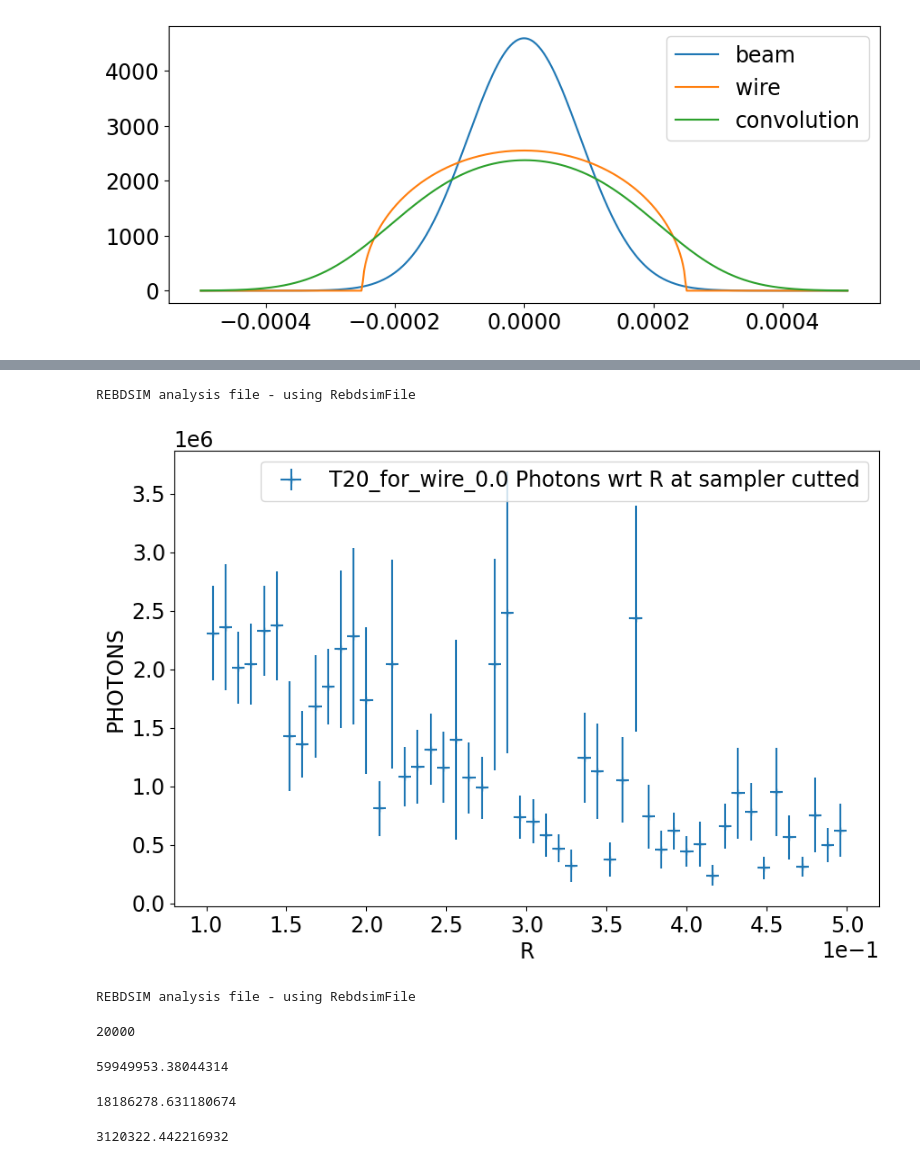
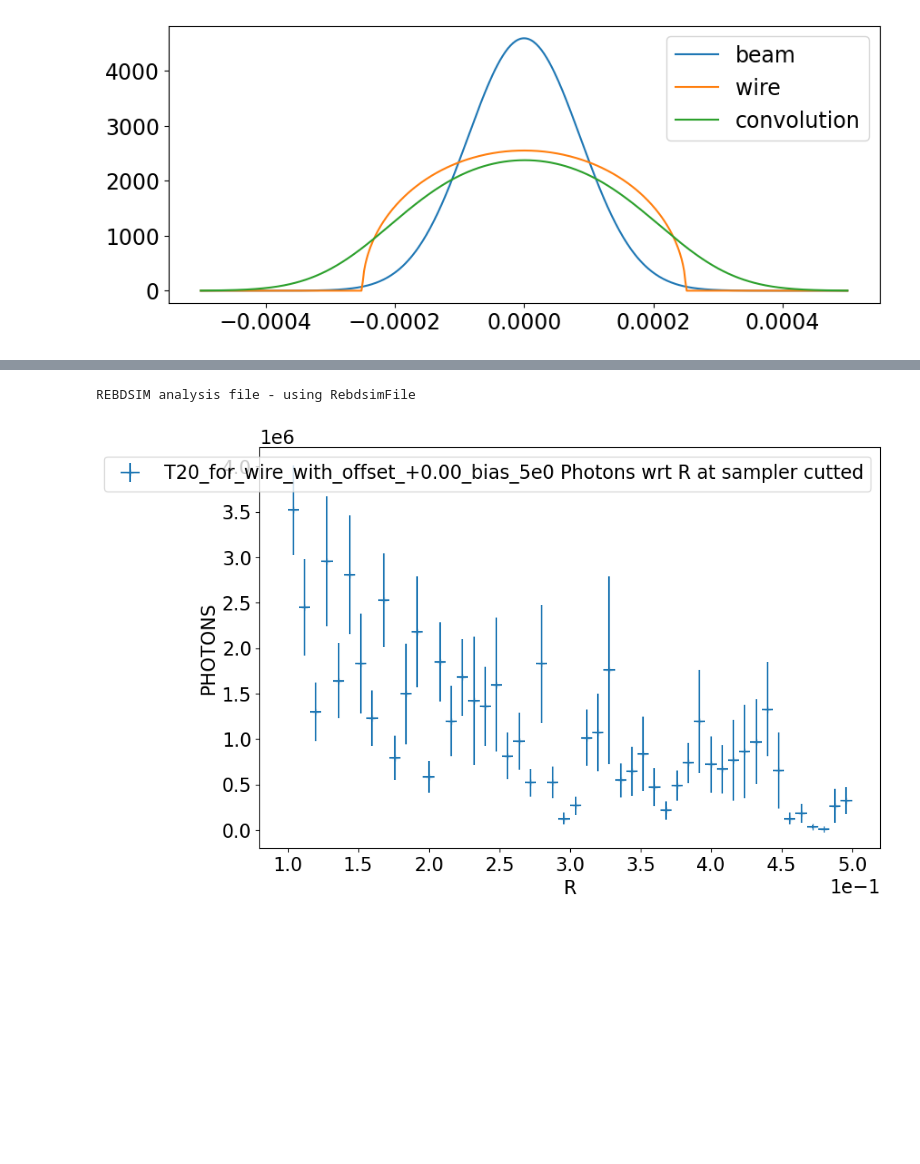
Before and after one commit to MarinDeniaud/luxe-backgrounds, a Jupyter notebook: 06_analysis/Wire_analysis.ipynb, the cells around one changed output, grey strips where cells are left out. Saved outputs shown, nothing was run; the diff lists cells and outputs as text; code cells hidden in the pictures; blank space fills up the shorter version.

```diff
--- a/06_analysis/Wire_analysis.ipynb
+++ b/06_analysis/Wire_analysis.ipynb
@@ -11,7 +11,7 @@ from scipy.optimize import curve_fit
 # %% [output]
 Welcome to JupyROOT 6.29/01
 # %%
-date = "2023_05_15"
+date = "2023_06_09"
 save_name_prefix = "plots/BeamWire/" + date + "_T20_plot"
 # %%
 #beamWire.analyticConvolution()
@@ -105,36 +100,7 @@ _plt.savefig("{}_derivative_of_photon_beam_profile".format(save_name_prefix), dp
 # %%
-beamWire.plot_hist("../06_analysis/T20_for_wire_0.0_hist.root", "PHOTONS_R_cut", steps=False, errorbars=True)
+beamWire.plot_hist("../06_analysis/10000_part_T20_for_wire_with_offset_+0.00_bias_5e0_hist.root", "PHOTONS_R_cut", steps=False, errorbars=True)
 _plt.ticklabel_format(axis='both', style='sci', scilimits=(1,6))
 _plt.savefig("{}_photon_beam_X_profile".format(save_name_prefix), dpi="figure", bbox_inches='tight', facecolor="#FF000000")
 # %% [output]
 REBDSIM analysis file - using RebdsimFile
-[figure, old version]
+[figure, new version]
-# %%
-import ROOT as _rt
-inputfilename = "../06_analysis/T20_for_wire_0.0_hist.root"
-histname = "PHOTONS_R_cut"
-
-f = _rt.TFile(inputfilename)
-test_bd_load = _bd.Data.Load(inputfilename)
-npart = test_bd_load.header.nOriginalEvents
-root_hist = f.Get("Event/MergedHistograms/"+histname)
-python_hist = _bd.Data.TH1(root_hist)
-# %% [output]
-REBDSIM analysis file - using RebdsimFile
-# %%
-python_hist.entries
-npart
-# %% [output]
-20000
-# %%
-sum(python_hist.contents)
-# %% [output]
-59949953.38044314
-# %%
-sum(python_hist.errors)
-# %% [output]
-18186278.631180674
-# %%
-_np.sqrt(sum(python_hist.errors**2))
-# %% [output]
-3120322.442216932
```
Also changed, not shown: parts of 12 cells of this notebook.
